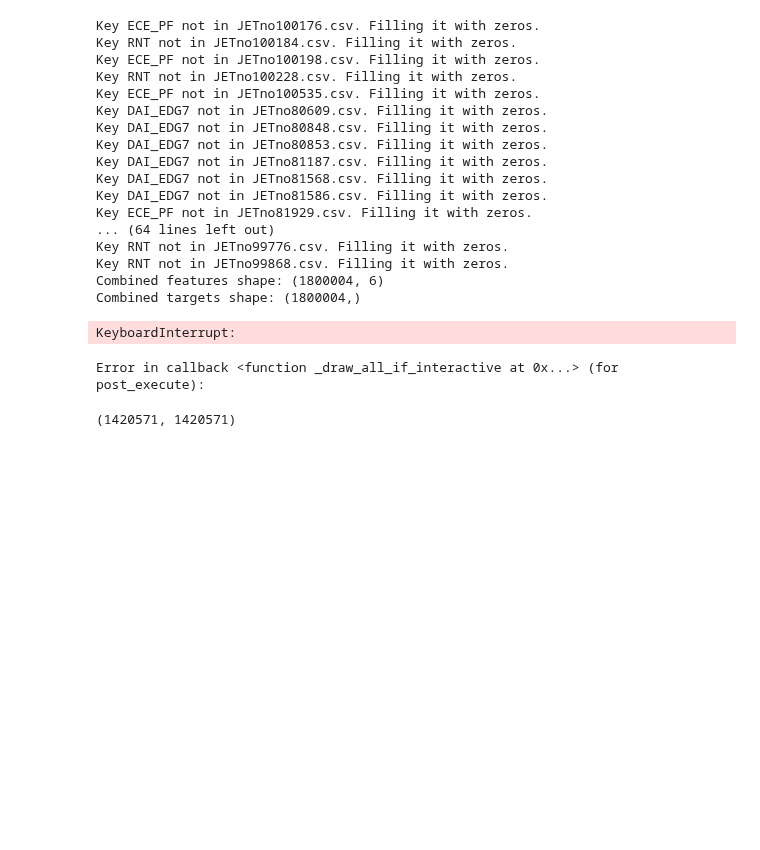
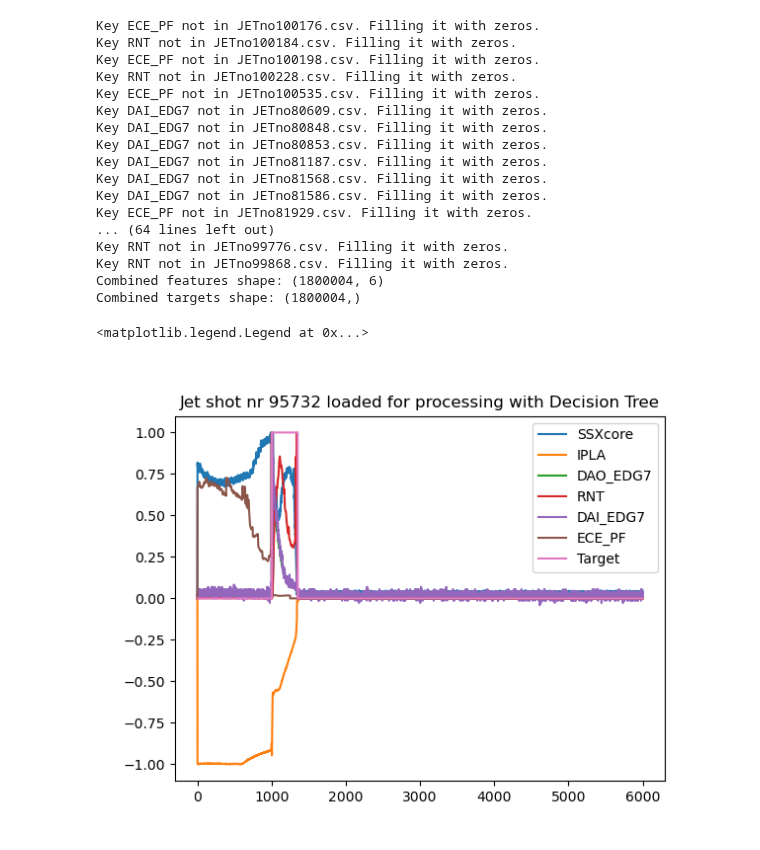
Before and after one commit to maxtost10/SPC-Runaway_Classifier, a Jupyter notebook: Models/DecisionTree.ipynb, the cells around one changed output. Drawn from its saved outputs; the diff is of its cells as text; code cells hidden in the pictures; blank space fills up the shorter version.

Commit message:
In the middle of building the Decision Tree

```diff
--- a/Models/DecisionTree.ipynb
+++ b/Models/DecisionTree.ipynb
@@ -49,6 +43,22 @@ Key RNT not in JETno99776.csv. Filling it with zeros.
 Key RNT not in JETno99868.csv. Filling it with zeros.
 Combined features shape: (1800004, 6)
 Combined targets shape: (1800004,)
+# %%
+RE_valid = [91076, 95732, 95768, 97081, 97085, 97086, 98088, 98150, 98169, 98173, 98176]
+shot_re = RE_valid[1]
+shot_re_id = features_list.index('JETno' + str(shot_re) + '.csv')
+# Validation that data conversion worked: positive
+x_re = X[6000*shot_re_id:6000*(shot_re_id+1):, :].T
+y_re = y[6000*shot_re_id:6000*(shot_re_id+1):]
+plt.close()
+for x, label in zip(x_re, features_sequence):
+    plt.plot(x/max(np.absolute(x)), label = label)
+plt.plot(y_re.T, label='Target')
+plt.title(f'Jet shot nr {shot_re} loaded for processing with Decision Tree')
+plt.legend()
+# %% [output]
+<matplotlib.legend.Legend at 0x...>
+[figure, added]
 # %%
 X_train, X_test, y_train, y_test = train_test_split(X, y, test_size=0.2, random_state=42)
 # %%
@@ -57,12 +67,6 @@ features_sequence = ['SSXcore', 'IPLA', 'DAO_EDG7', 'RNT', 'DAI_EDG7', 'ECE_PF']
 data = pd.DataFrame(X, columns=features_sequence)
 data['label']=y
 data['label'] = data['label'].map({0: 'No RE', 1: 'RE'})
-# %%
-sns.pairplot(data, hue='label')
-plt.show()
-# %% [output]
-KeyboardInterrupt:
-Error in callback <function _draw_all_if_interactive at 0x...> (for post_execute):
 # %%
 from imblearn.over_sampling import SMOTE
 
@@ -71,7 +75,3 @@ smote = SMOTE(random_state=42)
 
 # Apply SMOTE only on the training data
 X_train_res, y_train_res = smote.fit_resample(X_train, y_train)
-# %%
-len(np.where(y_train_res==1)[0]), len(np.where(y_train_res==0)[0])
-# %% [output]
-(1420571, 1420571)
```
Also changed, not shown: parts of 12 cells of this notebook.
